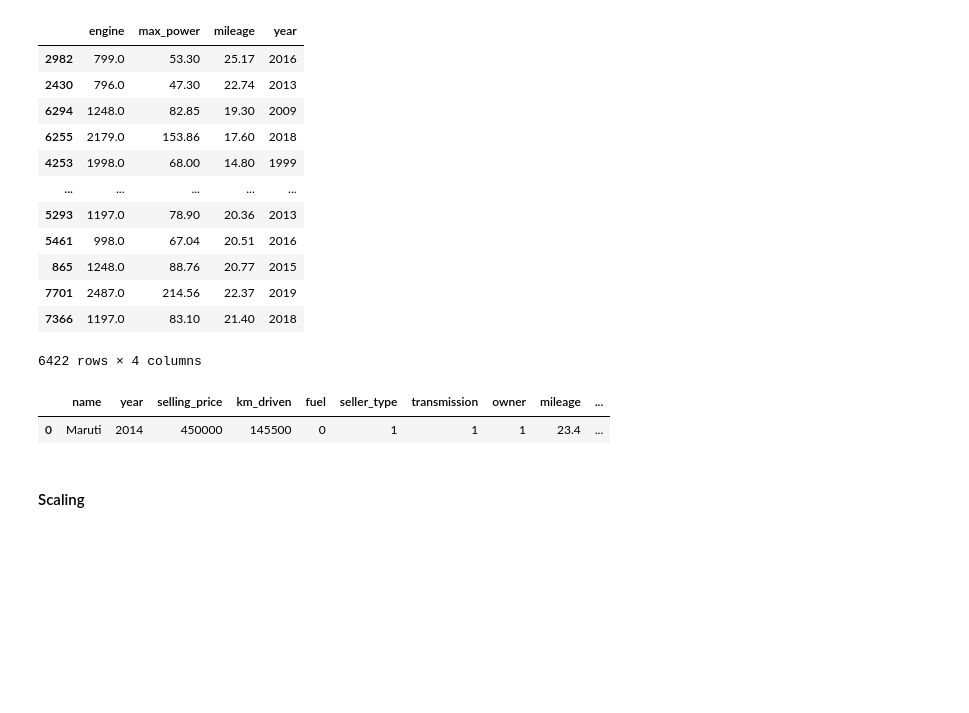
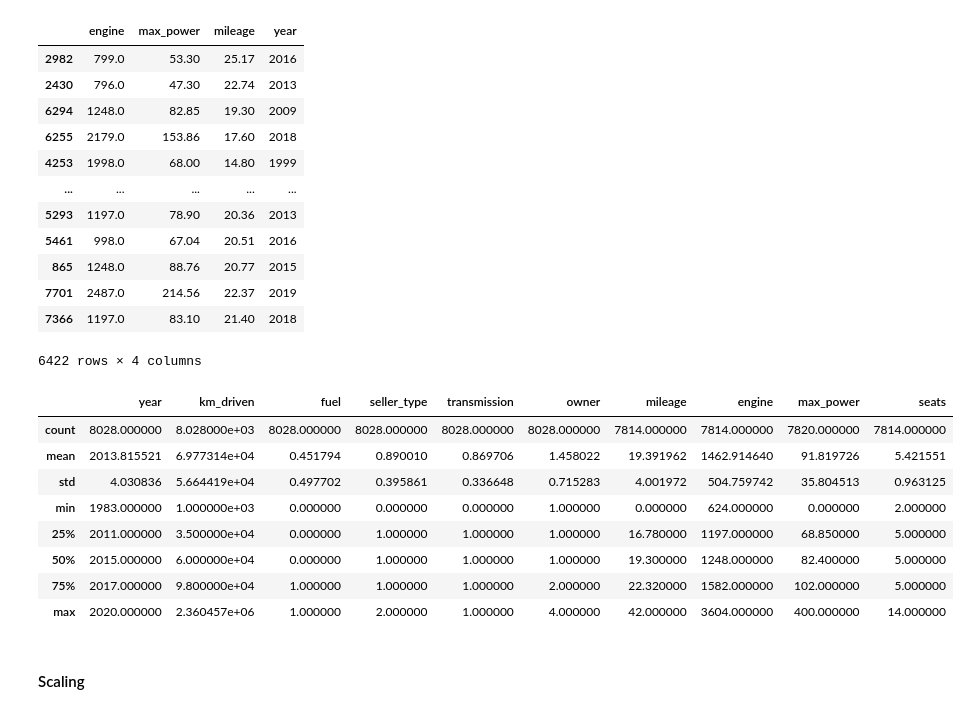
Before and after one commit to Shreeyukta/a3-car-price-prediction, a Jupyter notebook: code/carprice.ipynb, the cells around one changed output. Saved outputs shown, nothing was run; the diff lists cells and outputs as text; code cells hidden in the pictures; blank space fills up the shorter version.

```diff
--- a/code/carprice.ipynb
+++ b/code/carprice.ipynb
@@ -319,0 +322,7 @@ sns.heatmap(dfcopy.corr(), annot=True, cmap='coolwarm')
+# %%
+bins = [0, 260000, 450000, 680000, float('inf')]
+labels = [0, 1, 2, 3]
+df['price_category'] = pd.cut(df['selling_price'], bins=bins, labels=labels)
+# %%
+# dropping the selling price from the dataset
+df.drop(columns=['selling_price'], inplace= True)
@@ -482,11 +497,18 @@ X_train
 | 7701 | 2487.0 | 214.56 | 22.37 | 2019 |
 | 7366 | 1197.0 | 83.10 | 21.40 | 2018 |
 6422 rows × 4 columns
-# %%
-df.head(1)
-# %% [output]
-|  | name | year | selling_price | km_driven | fuel | seller_type | transmission | owner | mileage | ... |
-| 0 | Maruti | 2014 | 450000 | 145500 | 0 | 1 | 1 | 1 | 23.4 | ... |
+# %%
+df.describe()
+# %% [output]
+|  | year | km_driven | fuel | seller_type | transmission | owner | mileage | engine | max_power | seats |
+| count | 8028.000000 | 8.028000e+03 | 8028.000000 | 8028.000000 | 8028.000000 | 8028.000000 | 7814.000000 | 7814.000000 | 7820.000000 | 7814.000000 |
+| mean | 2013.815521 | 6.977314e+04 | 0.451794 | 0.890010 | 0.869706 | 1.458022 | 19.391962 | 1462.914640 | 91.819726 | 5.421551 |
+| std | 4.030836 | 5.664419e+04 | 0.497702 | 0.395861 | 0.336648 | 0.715283 | 4.001972 | 504.759742 | 35.804513 | 0.963125 |
+| min | 1983.000000 | 1.000000e+03 | 0.000000 | 0.000000 | 0.000000 | 1.000000 | 0.000000 | 624.000000 | 0.000000 | 2.000000 |
+| 25% | 2011.000000 | 3.500000e+04 | 0.000000 | 1.000000 | 1.000000 | 1.000000 | 16.780000 | 1197.000000 | 68.850000 | 5.000000 |
+| 50% | 2015.000000 | 6.000000e+04 | 0.000000 | 1.000000 | 1.000000 | 1.000000 | 19.300000 | 1248.000000 | 82.400000 | 5.000000 |
+| 75% | 2017.000000 | 9.800000e+04 | 1.000000 | 1.000000 | 1.000000 | 2.000000 | 22.320000 | 1582.000000 | 102.000000 | 5.000000 |
+| max | 2020.000000 | 2.360457e+06 | 1.000000 | 2.000000 | 1.000000 | 4.000000 | 42.000000 | 3604.000000 | 400.000000 | 14.000000 |
 # %% [markdown]
 #### Scaling
 # %%
```
Also changed, not shown: parts of 41 cells of this notebook, 6 other files.
